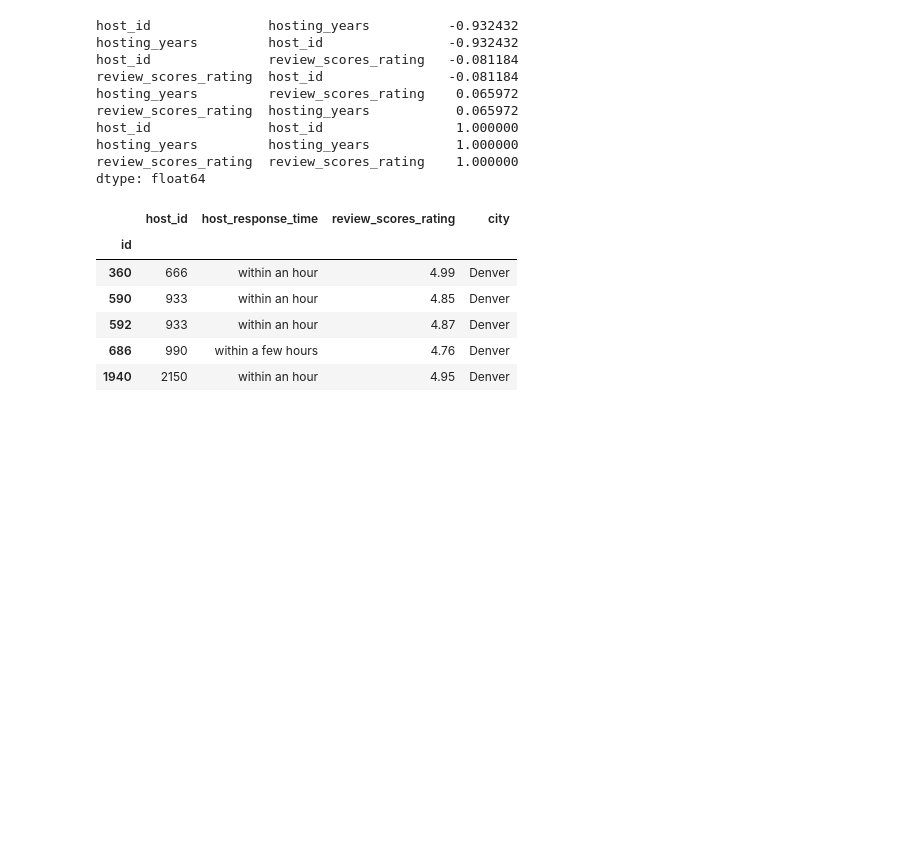
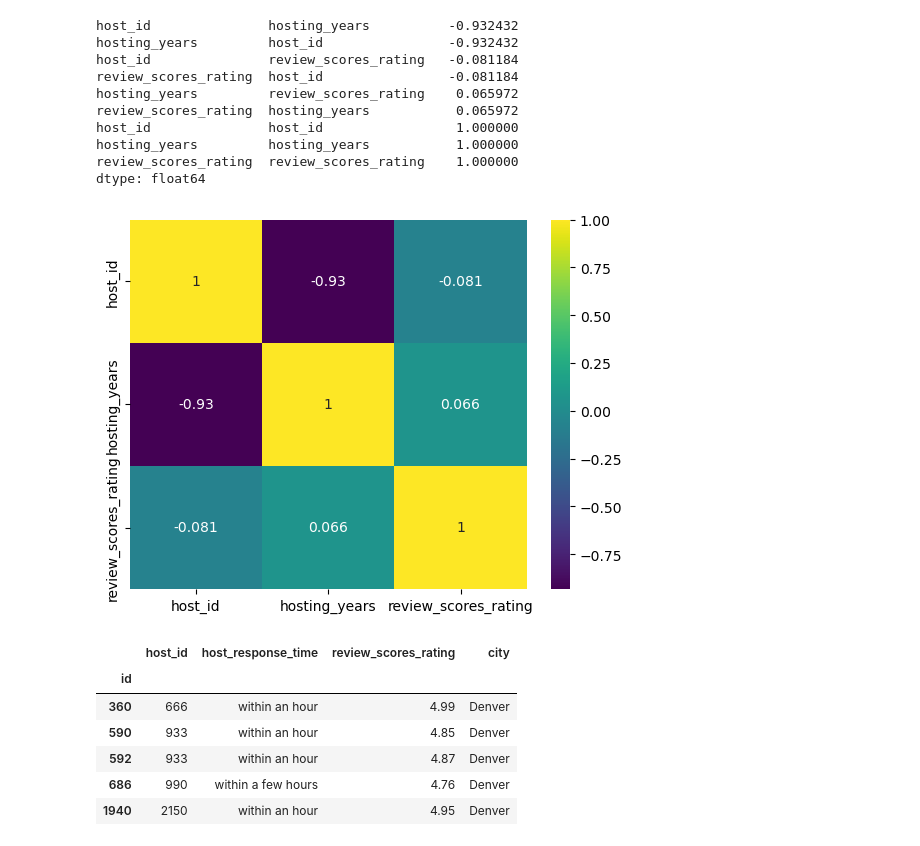
Before and after one commit to bmckimmy/Panda-o-rama, a Jupyter notebook: SB_files/sb_host.ipynb, the cells around one changed output. Drawn from its saved outputs; the diff is of its cells as text; code cells hidden in the pictures; blank space fills up the shorter version.

```diff
--- a/SB_files/sb_host.ipynb
+++ b/SB_files/sb_host.ipynb
@@ -333,6 +343,12 @@ host_id               host_id                 1.000000
 hosting_years         hosting_years           1.000000
 review_scores_rating  review_scores_rating    1.000000
 dtype: float64
+# %%
+corr = no_city_yrs_review.corr()
+sns.heatmap(corr, annot=True, cmap="viridis")
+plt.show()
+# %% [output]
+[figure, added]
 # %%
 #now look at the responsiveness of the host to the rating
 response_to_rating= pd.DataFrame(host_info_cleaned_df[["id","host_id", "host_response_time", "review_scores_rating", "city"]])
```
Also changed, not shown: parts of 3 cells of this notebook, 2 other files.
